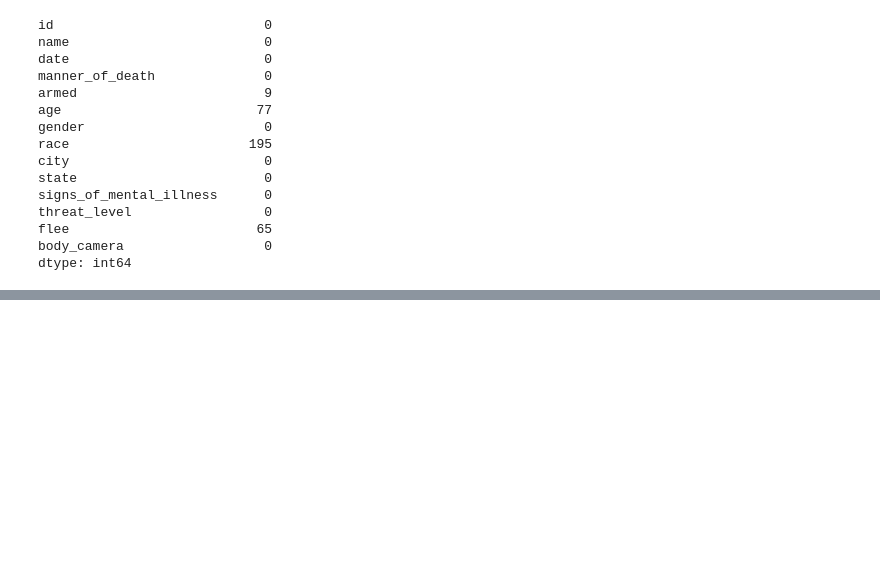
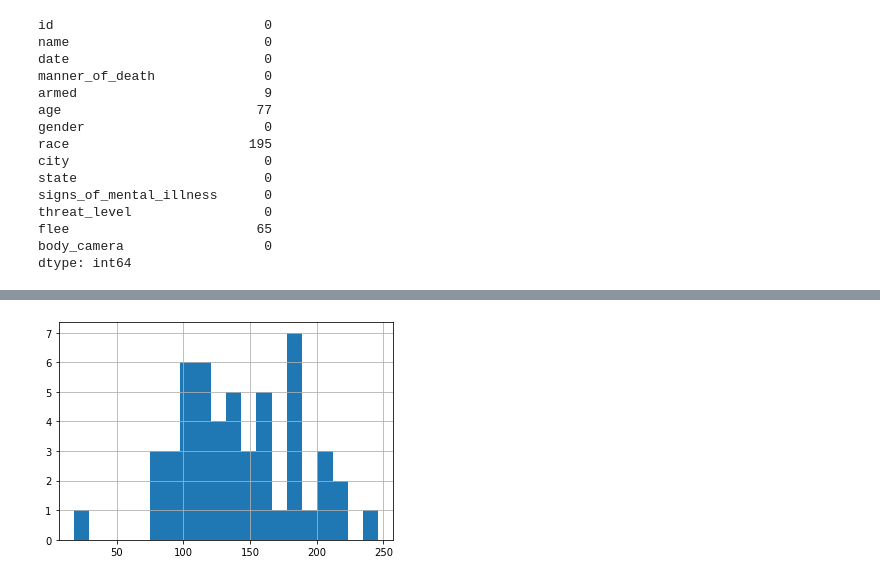
Before and after one commit to Alumasa/Data-Science-SCA, a Jupyter notebook: US Police Killings Analysis.ipynb, the cells around one changed output, grey strips where cells are left out. Saved outputs shown, nothing was run; the diff lists cells and outputs as text; code cells hidden in the pictures; blank space fills up the shorter version.

Commit message:
Analysis on state features

```diff
--- a/US Police Killings Analysis.ipynb
+++ b/US Police Killings Analysis.ipynb
@@ -393,0 +462,14 @@ killings['date'] = pd.to_datetime(killings['date'], errors='coerce')
+# %%
+state_poverty = data.pivot_table(index='state',
+                 values=['poverty_rate'],
+                 aggfunc='mean')
+# %%
+state_educ = data.pivot_table(index='state',
+                 values=['education'],
+                 aggfunc='mean')
+# %%
+state_income = data.pivot_table(index='state',
+                 values=['income'],
+                 aggfunc='mean')
+# %%
+state_data = pd.concat([state_race, state_poverty, state_income, state_educ], axis=1)
@@ -393,0 +498,4 @@ killings['date'] = pd.to_datetime(killings['date'], errors='coerce')
+# %%
+state_data['poverty_rate'].hist(bins=20);
+# %% [output]
+[figure, added]
```
Also changed, not shown: parts of 36 cells of this notebook.
